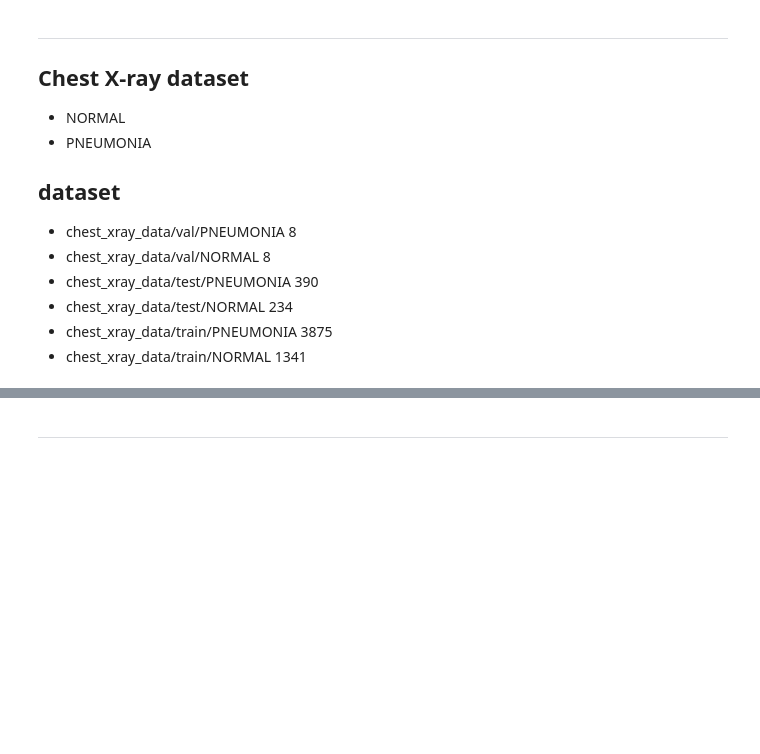
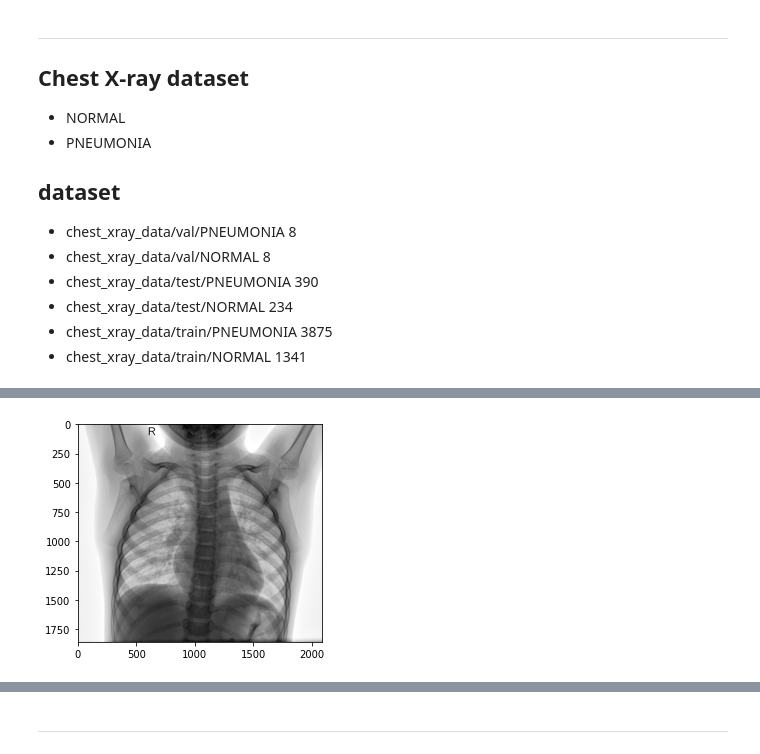
Before and after one commit to Redwoods/pdm, a Jupyter notebook: project/chest_xray/chest_xray_TL1_EfficientNetB1.ipynb, the cells around one changed output, grey strips where cells are left out. Saved outputs shown, nothing was run; the diff lists cells and outputs as text; code cells hidden in the pictures; blank space fills up the shorter version.

```diff
--- a/project/chest_xray/chest_xray_TL1_EfficientNetB1.ipynb
+++ b/project/chest_xray/chest_xray_TL1_EfficientNetB1.ipynb
@@ -44,9 +82,11 @@ from tensorflow.keras import models, layers
 # %%
 # sample image
 image = imread('chest_xray_data/train/NORMAL/IM-0115-0001.jpeg')
 image.shape
-plt.imshow(image) #, cmap='Greys')
+plt.imshow(image, cmap='Greys')
 plt.show()
+# %% [output]
+[figure, added]
 # %%
 # View a random image
 train_dir = './chest_xray_data/train'
```
Also changed, not shown: parts of 25 cells of this notebook.
